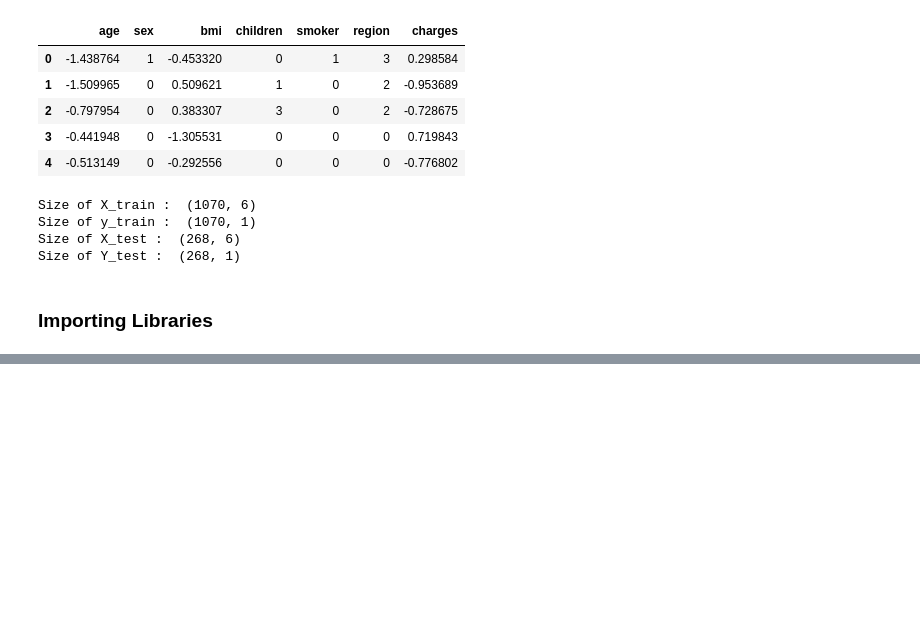
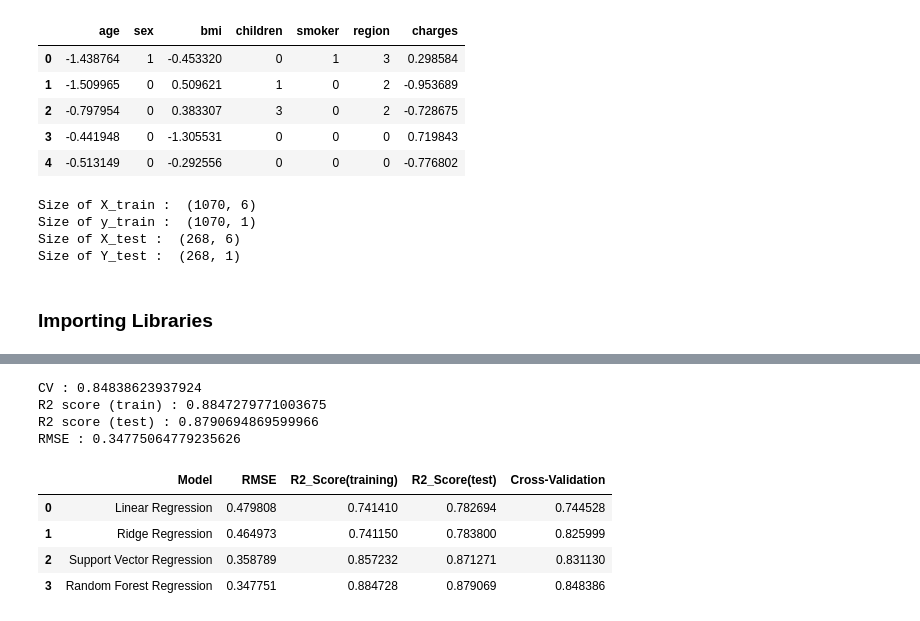
Before and after one commit to vishalsingh17/MedicalInsuranceCostPrediction, a Jupyter notebook: Medical Cost Insurance .ipynb, the cells around one changed output, grey strips where cells are left out. Cells and saved outputs as stored; diff of their text form; code cells hidden in the pictures; blank space fills up the shorter version.

```diff
--- a/Medical Cost Insurance .ipynb
+++ b/Medical Cost Insurance .ipynb
@@ -216,0 +391,12 @@ from sklearn.model_selection import cross_val_score, RandomizedSearchCV, GridSea
+# %%
+%%time
+reg_rf = RandomForestRegressor()
+parameters = { 'n_estimators':[600,1000,1200],
+               'max_features':['auto'],
+               'max_depth':[40,50,60],
+               'min_samples_split': [5,7,9],
+               'min_samples_leaf': [7,10,12],
+               'criterion': ['mse']}
+
+reg_rf_gscv = GridSearchCV(estimator=reg_rf, param_grid=parameters, cv=10, n_jobs=-1)
+reg_rf_gscv = reg_rf_gscv.fit(X_train_scaled, y_train_scaled.ravel())
@@ -216,0 +417,4 @@ from sklearn.model_selection import cross_val_score, RandomizedSearchCV, GridSea
+# %%
+rf_reg = RandomForestRegressor(max_depth=50, min_samples_leaf=12, min_samples_split=7,
+                       n_estimators=1200)
+rf_reg.fit(X_train_scaled, y_train_scaled.ravel())
@@ -216,0 +429,35 @@ from sklearn.model_selection import cross_val_score, RandomizedSearchCV, GridSea
+# %%
+cv_rf = reg_rf_gscv.best_score_
+
+y_pred_rf_train = rf_reg.predict(X_train_scaled)
+r2_score_rf_train = r2_score(y_train, y_pred_rf_train)
+
+y_pred_rf_test = rf_reg.predict(X_test_scaled)
+r2_score_rf_test = r2_score(y_test_scaled, y_pred_rf_test)
+
+rmse_rf = np.sqrt(mean_squared_error(y_test_scaled, y_pred_rf_test))
+
+print(f'CV : {cv_rf.mean()}')
+print(f'R2 score (train) : {r2_score_rf_train}')
+print(f'R2 score (test) : {r2_score_rf_test}')
+print(f'RMSE : {rmse_rf}')
+# %% [output]
+CV : 0.84838623937924
+R2 score (train) : 0.8847279771003675
+R2 score (test) : 0.8790694869599966
+RMSE : 0.34775064779235626
+# %%
+models = [('Linear Regression', rmse_linear, r2_score_linear_reg_train, r2_score_linear_reg_test, cv_linear_reg.mean()),
+          ('Ridge Regression', rmse_ridge, r2_score_ridge_train, r2_score_ridge_test, cv_ridge.mean()),
+          ('Support Vector Regression', rmse_svr, r2_score_svr_train, r2_score_svr_test, cv_svr.mean()),
+          ('Random Forest Regression', rmse_rf, r2_score_rf_train, r2_score_rf_test, cv_rf.mean())
+         ]
+# %%
+predict = pd.DataFrame(data = models, columns=['Model', 'RMSE', 'R2_Score(training)', 'R2_Score(test)', 'Cross-Validation'])
+predict
+# %% [output]
+|  | Model | RMSE | R2_Score(training) | R2_Score(test) | Cross-Validation |
+| 0 | Linear Regression | 0.479808 | 0.741410 | 0.782694 | 0.744528 |
+| 1 | Ridge Regression | 0.464973 | 0.741150 | 0.783800 | 0.825999 |
+| 2 | Support Vector Regression | 0.358789 | 0.857232 | 0.871271 | 0.831130 |
+| 3 | Random Forest Regression | 0.347751 | 0.884728 | 0.879069 | 0.848386 |
```
Also changed, not shown: parts of 18 cells of this notebook.
